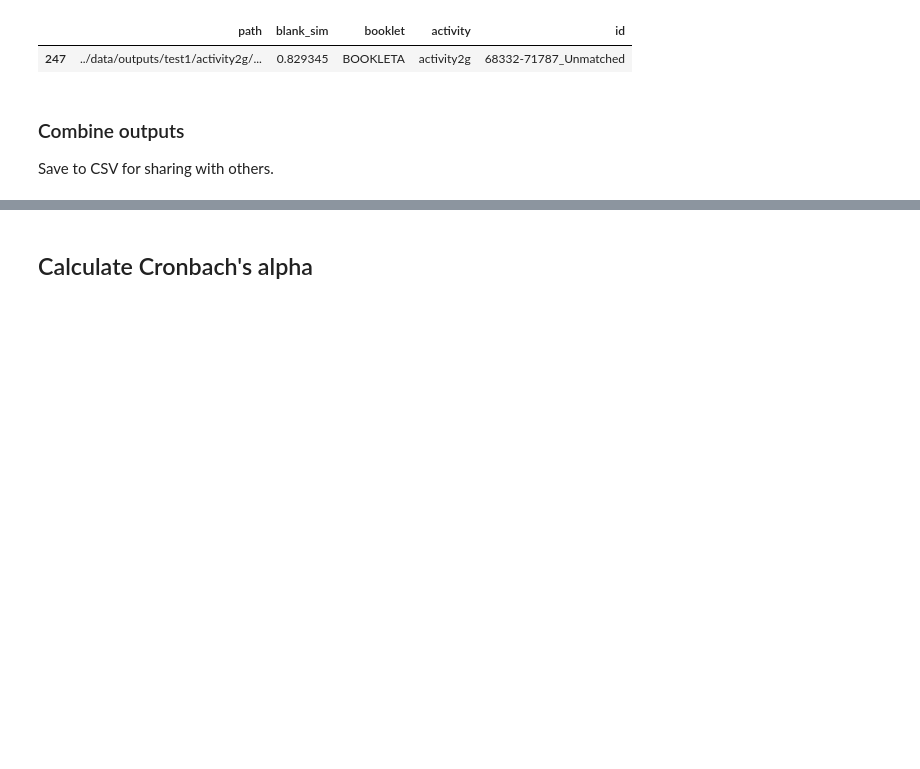
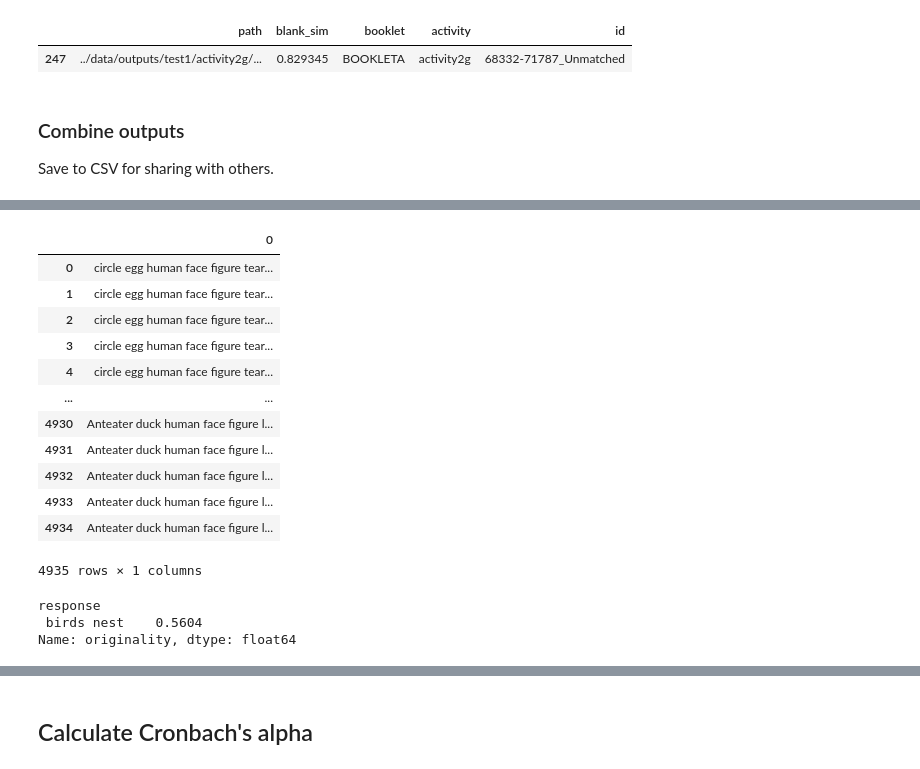
Before and after one commit to massivetexts/motes-figural, a Jupyter notebook: notebooks/measures/clip.ipynb, the cells around one changed output, grey strips where cells are left out. Cells and saved outputs as stored; diff of their text form; code cells hidden in the pictures; blank space fills up the shorter version.

```diff
--- a/notebooks/clip.ipynb
+++ b/notebooks/measures/clip.ipynb
@@ -191,0 +208,24 @@ combined.to_csv('../data/ttct_figural_booka_stats.csv')
+# %%
+pd.read_excel('../data/Single_column_data_with_commas.xlsx', header=None)
+# %% [output]
+|  | 0 |
+| 0 | circle egg human face figure tear... |
+| 1 | circle egg human face figure tear... |
+| 2 | circle egg human face figure tear... |
+| 3 | circle egg human face figure tear... |
+| 4 | circle egg human face figure tear... |
+| ... | ... |
+| 4930 | Anteater duck human face figure l... |
+| 4931 | Anteater duck human face figure l... |
+| 4932 | Anteater duck human face figure l... |
+| 4933 | Anteater duck human face figure l... |
+| 4934 | Anteater duck human face figure l... |
+4935 rows × 1 columns
+# %%
+df = pd.read_csv('/Users/peter.organisciak/Downloads/Data.csv')
+
+df.groupby('response').originality.min()
+# %% [output]
+response
+ birds nest    0.5604
+Name: originality, dtype: float64
```
Also changed, not shown: parts of 5 cells of this notebook, 5 other files.
